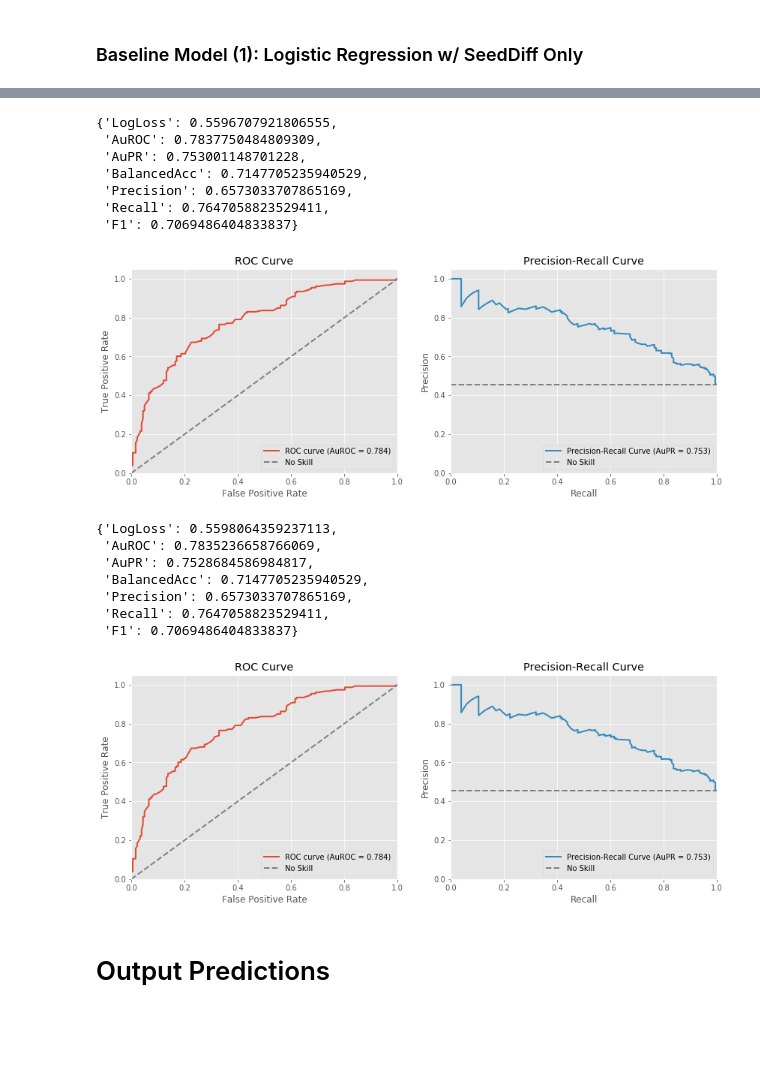
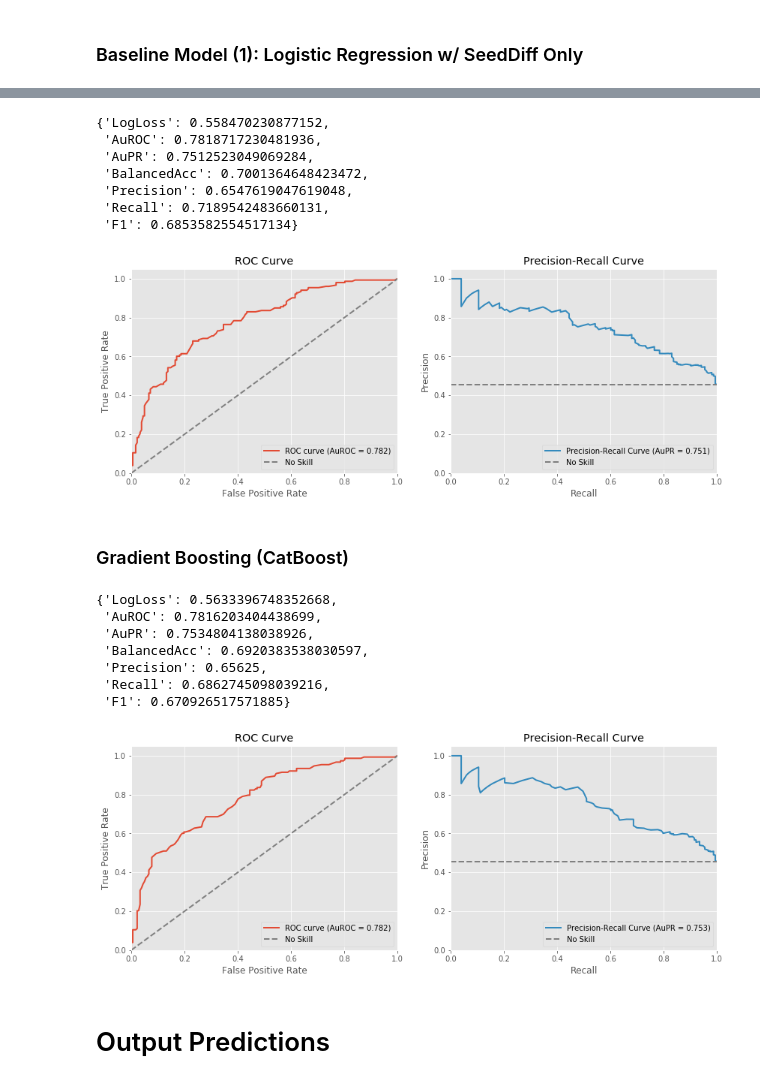
Before and after one commit to nyjgary/march-madness-2020, a Jupyter notebook: March-Madness-2020.ipynb, the cells around one changed output, grey strips where cells are left out. Cells and saved outputs as stored; diff of their text form; code cells hidden in the pictures; blank space fills up the shorter version.

Commit message:
try gradient boosting, use data only from 2003

```diff
--- a/March-Madness-2020.ipynb
+++ b/March-Madness-2020.ipynb
@@ -368,7 +444,7 @@ def construct_dataset(seasons, train=True, ignore_before=None, input_data=DATA):
         tourney_results = tourney_results[tourney_results['Season'] >= ignore_before ]
 
     # engineer and append features
-    tourney_results_reformatted = reformat_tourney_results(tourney_results)
+    tourney_results_reformatted = reformat_results(tourney_results)
     df = append_seed_features(df, seeds)
     df = append_tourney_head_to_head(df, tourney_results_reformatted)
 
@@ -388,7 +459,7 @@ from sklearn.metrics import log_loss, roc_auc_score, average_precision_score, ba
 # %%
 # here we define a train/test split function to use all data preceding each season to train a model
 
-def train_test_period_split(data, season_to_predict, season_to_start=1985):
+def train_test_period_split(data, season_to_predict, season_to_start):
     """ Split data into train vs. test datasets.
         - Test set comprises only the single season specified;
         - Train set comprises all data between season_to_start through the season before the one to predict on
@@ -399,7 +470,7 @@ def train_test_period_split(data, season_to_predict, season_to_start=1985):
 
     return train_data, test_data
 # %%
-def iterative_train(model, seasons_to_predict, data, features, season_to_start=1985):
+def iterative_train(model, seasons_to_predict, data, features, season_to_start):
     """ For each season to predict, instantiate the model and fit to a different train set using all prior seasons
         (beginning from season_to_start). Returns a dictionary with {season:model} value pairs.
     """
@@ -412,14 +483,14 @@ def iterative_train(model, seasons_to_predict, data, features, season_to_start=1
 
     return models
 
-def iterative_predict(models, seasons_to_predict, data, features, season_to_start=1985):
+def iterative_predict(models, seasons_to_predict, data, features, season_to_start):
     """ Iterate over list of models and predict on each relevant season.
         Returns a subset of data (of relevant seasons) with prediction appended as a new column.
     """
     pred_dfs = []
 
     for season in seasons_to_predict:
-        _, test_data = train_test_period_split(data, season)
+        _, test_data = train_test_period_split(data, season, season_to_start)
         df = test_data.copy()
         df['Pred'] = models[season].predict_proba(df[features])[:,1]
         pred_dfs.append(df)
@@ -474,8 +545,9 @@ def evaluate_predictions(y_true, y_score, cls_threshold=.5, plot=False):
 
     return metrics
 # %%
-train_data = construct_dataset(seasons=(1985, 2019))
+train_data = construct_dataset(seasons=(2003, 2019))
 seasons_to_predict = [2015,2016,2017,2018,2019]
+season_to_start = 2003
 # %% [markdown]
 ### Baseline Model (1): Logistic Regression w/ SeedDiff Only
 # %%
@@ -496,33 +568,35 @@ evaluate_predictions(lr1_preds['Won'], lr1_preds['Pred'], cls_threshold=.5, plot
 # %%
 lr2_features = ['SeedDiff','TourneyH2HEdge']
 lr2 = LogisticRegression()
-lr2_models = iterative_train(lr2, seasons_to_predict, train_data, lr2_features)
-lr2_preds = iterative_predict(lr2_models, seasons_to_predict, train_data, lr2_features)
+lr2_models = iterative_train(lr2, seasons_to_predict, train_data, lr2_features, season_to_start)
+lr2_preds = iterative_predict(lr2_models, seasons_to_predict, train_data, lr2_features, season_to_start)
 evaluate_predictions(lr2_preds['Won'], lr2_preds['Pred'], cls_threshold=.5, plot=True)
 # %% [output]
-{'LogLoss': 0.5596707921806555,
- 'AuROC': 0.7837750484809309,
- 'AuPR': 0.753001148701228,
- 'BalancedAcc': 0.7147705235940529,
- 'Precision': 0.6573033707865169,
- 'Recall': 0.7647058823529411,
- 'F1': 0.7069486404833837}
+{'LogLoss': 0.558470230877152,
+ 'AuROC': 0.7818717230481936,
+ 'AuPR': 0.7512523049069284,
+ 'BalancedAcc': 0.7001364648423472,
+ 'Precision': 0.6547619047619048,
+ 'Recall': 0.7189542483660131,
+ 'F1': 0.6853582554517134}
 [figure]
+# %% [markdown]
+### Gradient Boosting (CatBoost)
 # %%
-lr2_features = ['SeedDiff','TourneyH2HEdge','TourneyH2HWinRateAdj']
-lr2 = LogisticRegression()
-lr2_models = iterative_train(lr2, seasons_to_predict, train_data, lr2_features)
-lr2_preds = iterative_predict(lr2_models, seasons_to_predict, train_data, lr2_features)
-evaluate_predictions(lr2_preds['Won'], lr2_preds['Pred'], cls_threshold=.5, plot=True)
+cb_features = ['SeedDiff']
+cb = CatBoostClassifier(loss_function='Logloss', early_stopping_rounds=50, logging_level='Silent')
+cb_models = iterative_train(cb, seasons_to_predict, train_data, cb_features, season_to_start)
+cb_preds = iterative_predict(cb_models, seasons_to_predict, train_data, cb_features, season_to_start)
+evaluate_predictions(cb_preds['Won'], cb_preds['Pred'], cls_threshold=.5, plot=True)
 # %% [output]
-{'LogLoss': 0.5598064359237113,
- 'AuROC': 0.7835236658766069,
- 'AuPR': 0.7528684586984817,
- 'BalancedAcc': 0.7147705235940529,
- 'Precision': 0.6573033707865169,
- 'Recall': 0.7647058823529411,
- 'F1': 0.7069486404833837}
+{'LogLoss': 0.5633396748352668,
+ 'AuROC': 0.7816203404438699,
+ 'AuPR': 0.7534804138038926,
+ 'BalancedAcc': 0.6920383538030597,
+ 'Precision': 0.65625,
+ 'Recall': 0.6862745098039216,
+ 'F1': 0.670926517571885}
-[figure, old version]
+[figure, new version]
 # %% [markdown]
 # Output Predictions
 # %% [markdown]
```
Also changed, not shown: parts of 12 cells of this notebook.
